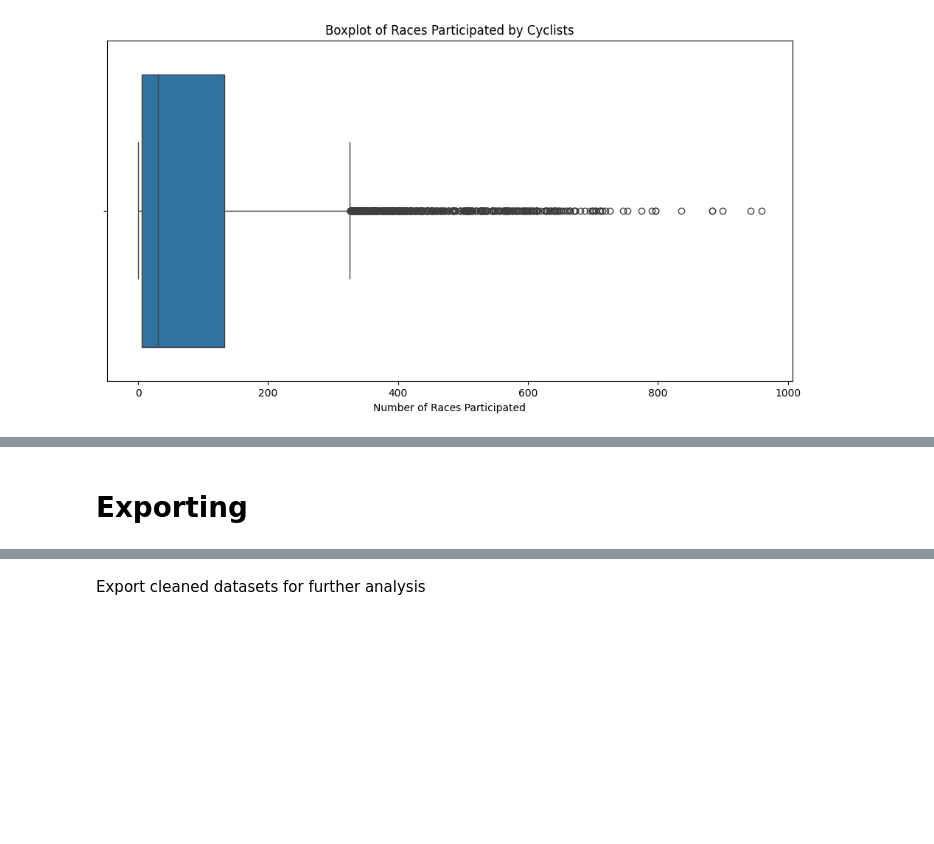
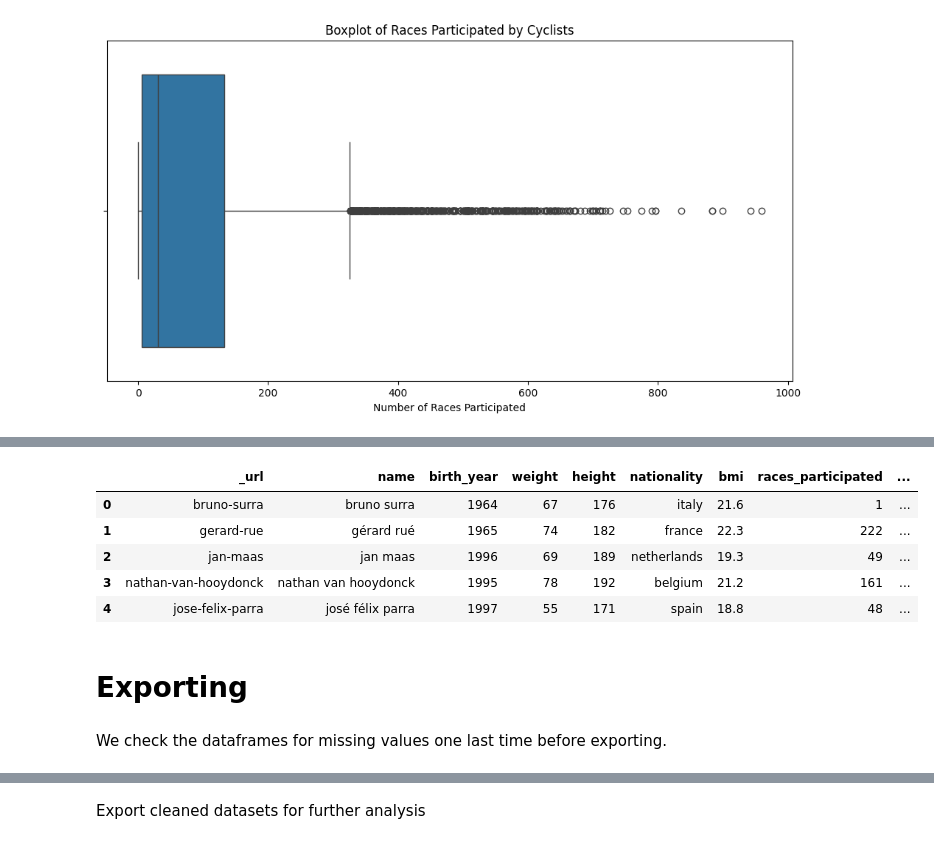
Before and after one commit to Emahhh/dm-project, a Jupyter notebook: data_understanding.ipynb, the cells around one changed output, grey strips where cells are left out. Cells and saved outputs as stored; diff of their text form; code cells hidden in the pictures; blank space fills up the shorter version.

```diff
--- a/data_understanding.ipynb
+++ b/data_understanding.ipynb
@@ -1693,2 +1715,31 @@ plt.show()
+# %%
+# Create the average_delta feature
+average_delta = merged_df.groupby('_url_cyclist').agg(
+    average_delta=pd.NamedAgg(column='delta', aggfunc='mean')
+).reset_index()
+
+# Convert average_delta to int64 by rounding
+average_delta['average_delta'] = average_delta['average_delta'].round().astype('Int64')
+
+# Merge the average_delta feature back into cyclists_df
+cyclists_df = cyclists_df.merge(average_delta, left_on='_url', right_on='_url_cyclist', how='left')
+
+# Fill NaN values with 0 for the new feature
+cyclists_df['average_delta'] = cyclists_df['average_delta'].fillna(0).astype('Int64')
+
+# remove the _url_cyclist column
+cyclists_df = cyclists_df.drop(columns=['_url_cyclist'])
+
+# Display the updated cyclists_df
+cyclists_df.head()
+# %% [output]
+|  | _url | name | birth_year | weight | height | nationality | bmi | races_participated | ... |
+| 0 | bruno-surra | bruno surra | 1964 | 67 | 176 | italy | 21.6 | 1 | ... |
+| 1 | gerard-rue | gérard rué | 1965 | 74 | 182 | france | 22.3 | 222 | ... |
+| 2 | jan-maas | jan maas | 1996 | 69 | 189 | netherlands | 19.3 | 49 | ... |
+| 3 | nathan-van-hooydonck | nathan van hooydonck | 1995 | 78 | 192 | belgium | 21.2 | 161 | ... |
+| 4 | jose-felix-parra | josé félix parra | 1997 | 55 | 171 | spain | 18.8 | 48 | ... |
 # %% [markdown]
 # **Exporting**
+# %% [markdown]
+We check the dataframes for missing values one last time before exporting.
```
Also changed, not shown: parts of 19 cells of this notebook, 4 other files.
